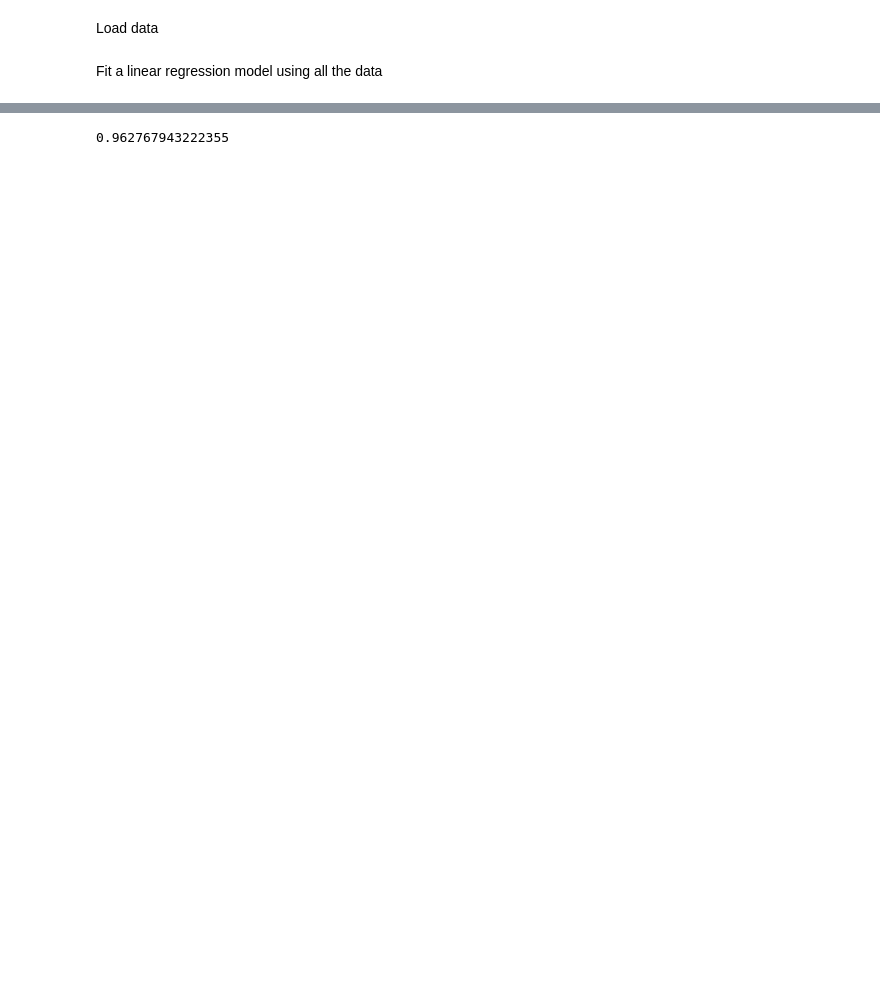
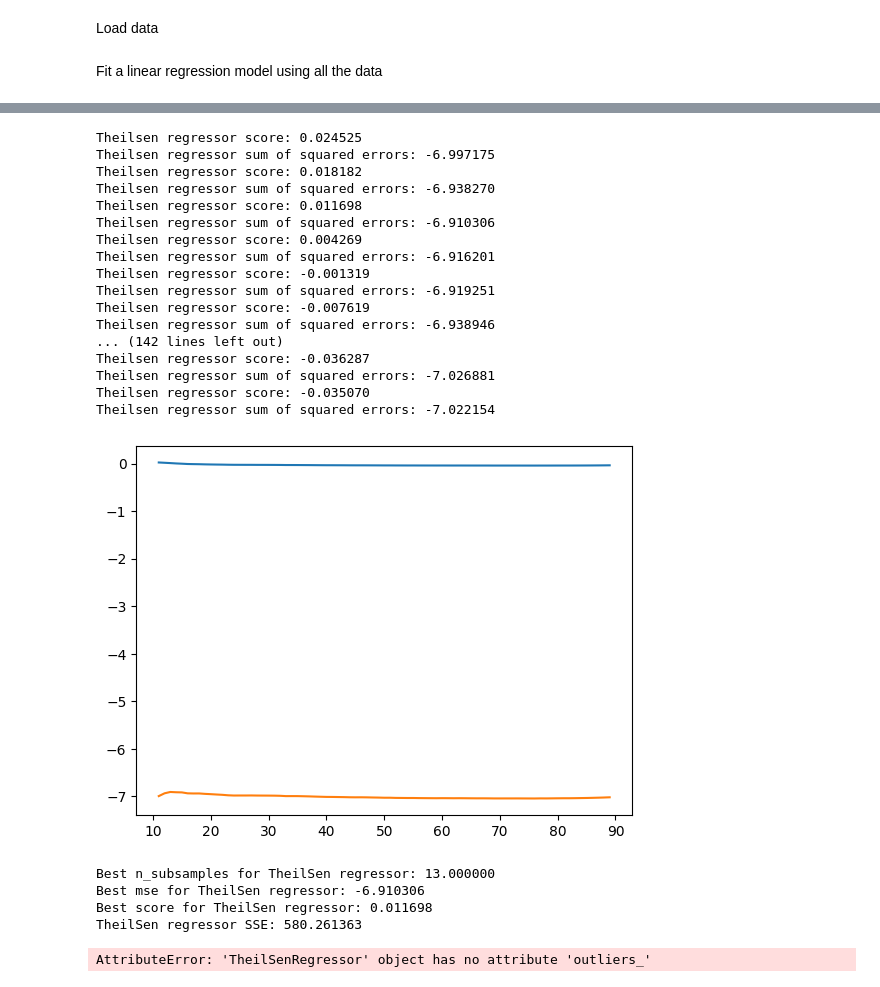
Before and after one commit to DuarteCerdeira/ML_Project, a Jupyter notebook: Regression2.ipynb, the cells around one changed output, grey strips where cells are left out. Saved outputs shown, nothing was run; the diff lists cells and outputs as text; code cells hidden in the pictures; blank space fills up the shorter version.

```diff
--- a/Regression2.ipynb
+++ b/Regression2.ipynb
@@ -84,6 +140,54 @@ Number of inliers found: 82
-# %%
-theilsen = TheilSenRegressor(max_subpopulation=90).fit(data_x, data_y.ravel())
-cv_score = cross_val_score(theilsen, data_x[ransac.inlier_mask_], data_y.ravel()[ransac.inlier_mask_], cv=folds)
-print(cv_score.mean()) #scores negativos (?)
-# %% [output]
-0.962767943222355
+# %%
+theilsen_cv_r2 = np.zeros(90 - 11)
+theilsen_cv_mse = np.zeros(90 - 11)
+best_mse = -1000
+best_score = 0
+i=0
+
+for n_subsamples in np.arange(11, 90, 1):
+    theilsen = TheilSenRegressor(n_subsamples=n_subsamples, random_state=0, n_jobs=8).fit(data_x, data_y.ravel())
+    theilsen_cv_r2[i] = cross_val_score(theilsen, data_x, data_y.ravel(), cv=folds, scoring='r2').mean()
+    theilsen_cv_mse[i] = cross_val_score(theilsen, data_x, data_y.ravel(), cv=folds, scoring='neg_mean_squared_error').mean()
+    print("Theilsen regressor score: %f" % theilsen_cv_r2[i])
+    print("Theilsen regressor sum of squared errors: %f" % theilsen_cv_mse[i])
+    if (theilsen_cv_mse[i] > best_mse):
+        best_mse = theilsen_cv_mse[i]
+        best_score = theilsen_cv_r2[i]
+        best_n_subsamples = n_subsamples
+    i = i+1
+
+plt.plot(np.arange(11, 90, 1), theilsen_cv_r2)
+plt.plot(np.arange(11, 90, 1), theilsen_cv_mse)
+plt.show()
+
+print("Best n_subsamples for TheilSen regressor: %f" % best_n_subsamples)
+print("Best mse for TheilSen regressor: %f" % best_mse)
+print("Best score for TheilSen regressor: %f" % best_score)
+
+theilsen = TheilSenRegressor(n_subsamples=best_n_subsamples).fit(data_x, data_y.ravel())
+
+print("TheilSen regressor SSE: %f" % sum_squared_errors(theilsen, data_x, data_y.ravel()))
+# %% [output]
+Theilsen regressor score: 0.024525
+Theilsen regressor sum of squared errors: -6.997175
+Theilsen regressor score: 0.018182
+Theilsen regressor sum of squared errors: -6.938270
+Theilsen regressor score: 0.011698
+Theilsen regressor sum of squared errors: -6.910306
+Theilsen regressor score: 0.004269
+Theilsen regressor sum of squared errors: -6.916201
+Theilsen regressor score: -0.001319
+Theilsen regressor sum of squared errors: -6.919251
+Theilsen regressor score: -0.007619
+Theilsen regressor sum of squared errors: -6.938946
+... (142 lines left out)
+Theilsen regressor score: -0.036287
+Theilsen regressor sum of squared errors: -7.026881
+Theilsen regressor score: -0.035070
+Theilsen regressor sum of squared errors: -7.022154
+[figure, added]
+Best n_subsamples for TheilSen regressor: 13.000000
+Best mse for TheilSen regressor: -6.910306
+Best score for TheilSen regressor: 0.011698
+TheilSen regressor SSE: 580.261363
+AttributeError: 'TheilSenRegressor' object has no attribute 'outliers_'
```
Also changed, not shown: parts of 13 cells of this notebook.
